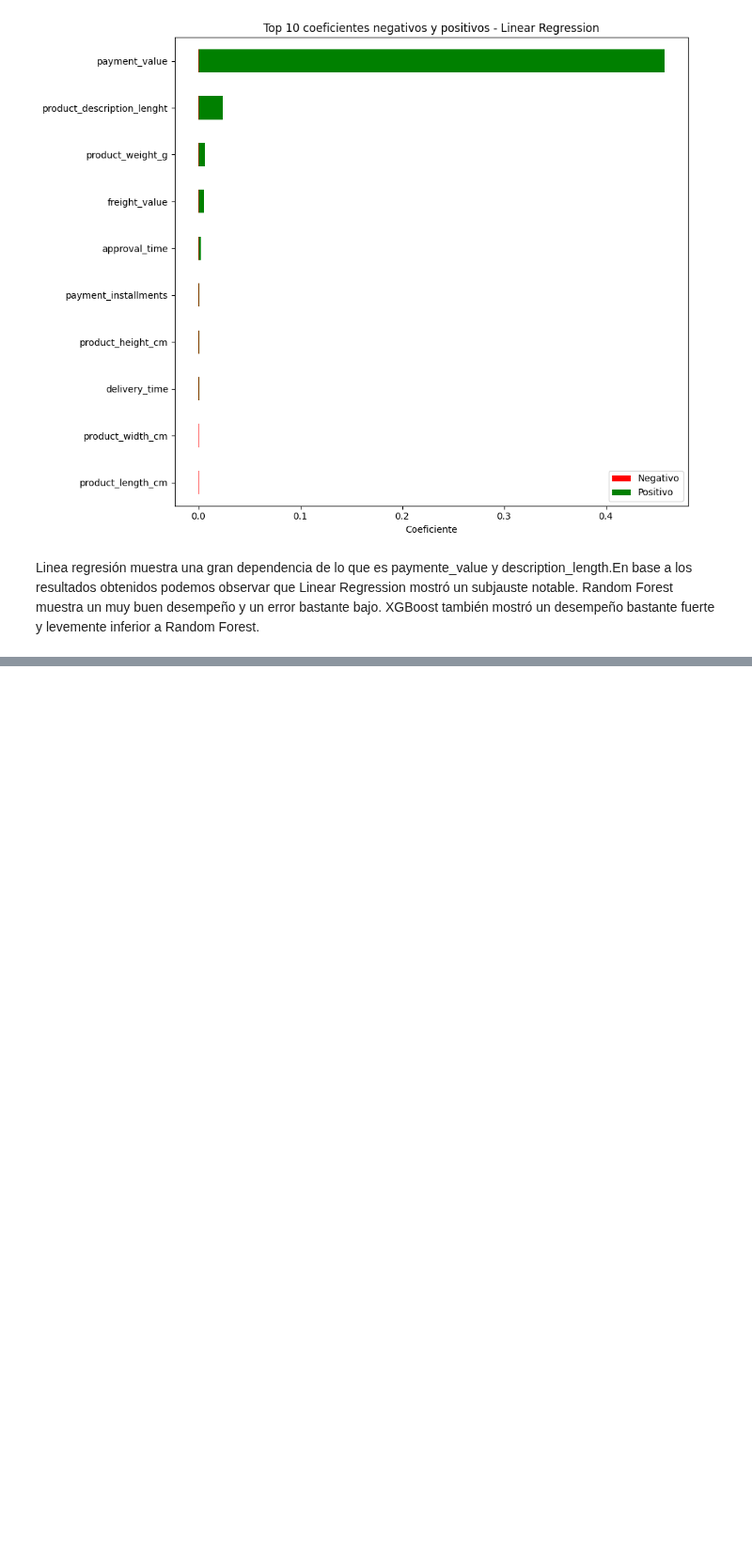
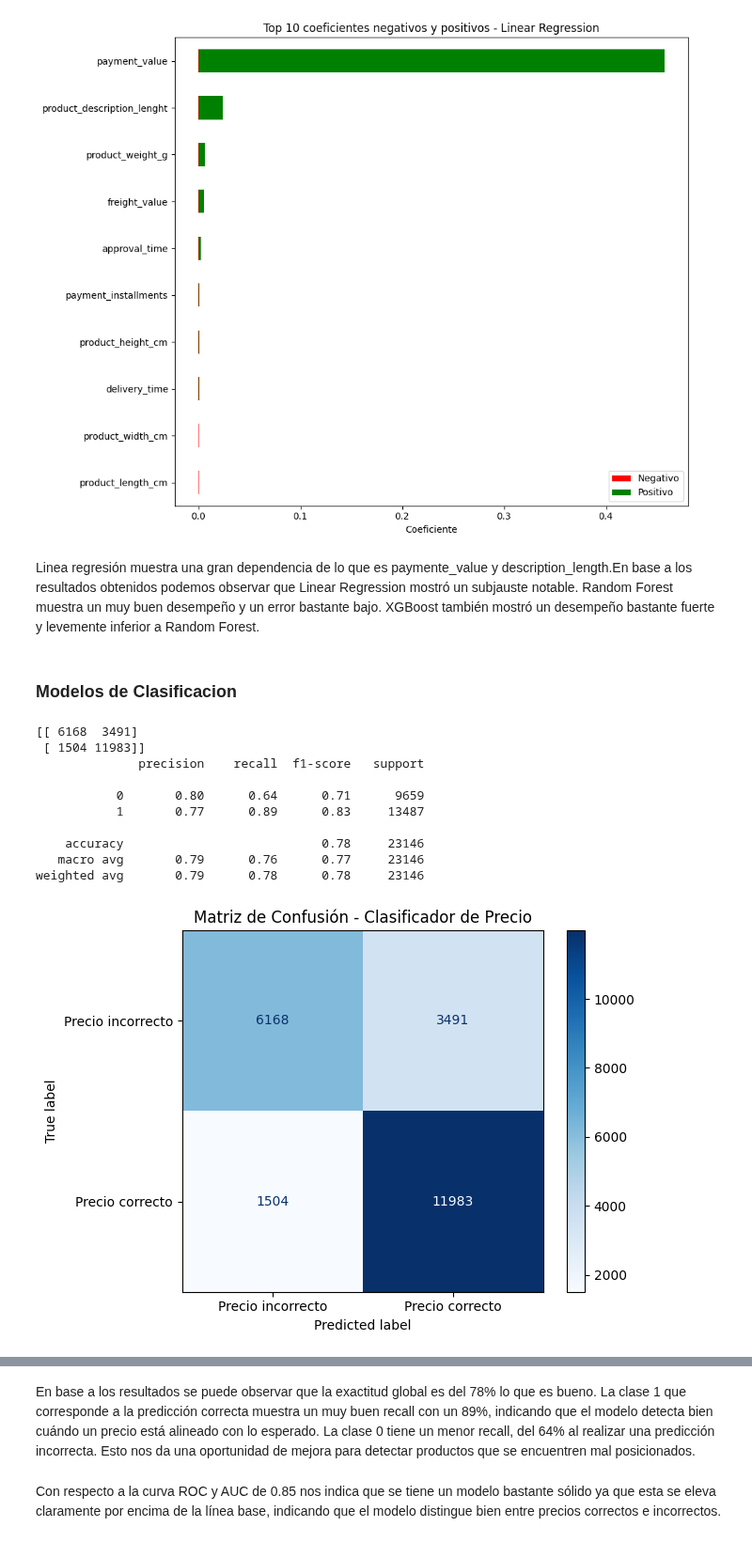
Before and after one commit to tsc221645/CC3074_Proyecto_Final, a Jupyter notebook: semana4/refactor_approach.ipynb, the cells around one changed output, grey strips where cells are left out. Shown at 94% size. Drawn from its saved outputs; the diff is of its cells as text; code cells hidden in the pictures; blank space fills up the shorter version.

Commit message:
classifier, confusion matriz and ROC curve

```diff
--- a/semana4/refactor_approach.ipynb
+++ b/semana4/refactor_approach.ipynb
@@ -190,3 +188,60 @@ plt.show()
 [figure]
 # %% [markdown]
 Linea regresión muestra una gran dependencia de lo que es paymente_value y description_length.En base a los resultados obtenidos podemos observar que Linear Regression mostró un subjauste notable. Random Forest muestra un muy buen desempeño y un error bastante bajo. XGBoost también mostró un desempeño bastante fuerte y levemente inferior a Random Forest.
+# %% [markdown]
+### Modelos de Clasificacion
+# %%
+from sklearn.ensemble import RandomForestClassifier
+from sklearn.metrics import (
+    classification_report, confusion_matrix, ConfusionMatrixDisplay,
+    roc_curve, auc
+)
+import matplotlib.pyplot as plt
+
+# Crear etiqueta binaria: 1 si el precio es igual o superior al predicho
+y_class = (y >= modelos["Random Forest"].predict(X)).astype(int)
+
+X_train_c, X_test_c, y_train_c, y_test_c = train_test_split(X, y_class, test_size=0.2, random_state=42)
+
+clf = RandomForestClassifier(n_estimators=100, random_state=42)
+clf.fit(X_train_c, y_train_c)
+
+y_pred_c = clf.predict(X_test_c)
+y_score = clf.predict_proba(X_test_c)[:, 1]
+
+
+print(confusion_matrix(y_test_c, y_pred_c))
+print(classification_report(y_test_c, y_pred_c))
+
+cm = confusion_matrix(y_test_c, y_pred_c)
+disp = ConfusionMatrixDisplay(confusion_matrix=cm, display_labels=["Precio incorrecto", "Precio correcto"])
+disp.plot(cmap="Blues")
+plt.title("Matriz de Confusión - Clasificador de Precio")
+plt.tight_layout()
+plt.show()
+
+fpr, tpr, _ = roc_curve(y_test_c, y_score)
+roc_auc = auc(fpr, tpr)
+
+plt.figure(figsize=(8, 6))
+plt.plot(fpr, tpr, label=f"AUC = {roc_auc:.2f}", color="orange", lw=2)
+plt.plot([0, 1], [0, 1], linestyle="--", color="gray")
+plt.xlabel("Tasa de Falsos Positivos (FPR)")
+plt.ylabel("Tasa de Verdaderos Positivos (TPR)")
+plt.title("Curva ROC - Clasificador de Precio")
+plt.legend(loc="lower right")
+plt.grid(True)
+plt.tight_layout()
+plt.show()
+# %% [output]
+[[ 6168  3491]
+ [ 1504 11983]]
+              precision    recall  f1-score   support
+
+           0       0.80      0.64      0.71      9659
+           1       0.77      0.89      0.83     13487
+
+    accuracy                           0.78     23146
+   macro avg       0.79      0.76      0.77     23146
+weighted avg       0.79      0.78      0.78     23146
+[figure, added]
@@ -192,0 +249,4 @@ Linea regresión muestra una gran dependencia de lo que es paymente_value y desc
+# %% [markdown]
+En base a los resultados se puede observar que la exactitud global es del 78% lo que es bueno. La clase 1 que corresponde a la predicción correcta muestra un muy buen recall con un 89%, indicando que el modelo detecta bien cuándo un precio está alineado con lo esperado. La clase 0 tiene un menor recall, del 64% al realizar una predicción incorrecta. Esto nos da una oportunidad de mejora para detectar productos que se encuentren mal posicionados.
+# %% [markdown]
+Con respecto a la curva ROC y AUC de 0.85 nos indica que se tiene un modelo bastante sólido ya que esta se eleva claramente por encima de la línea base, indicando que el modelo distingue bien entre precios correctos e incorrectos.
```
Also changed, not shown: parts of 3 cells of this notebook.
